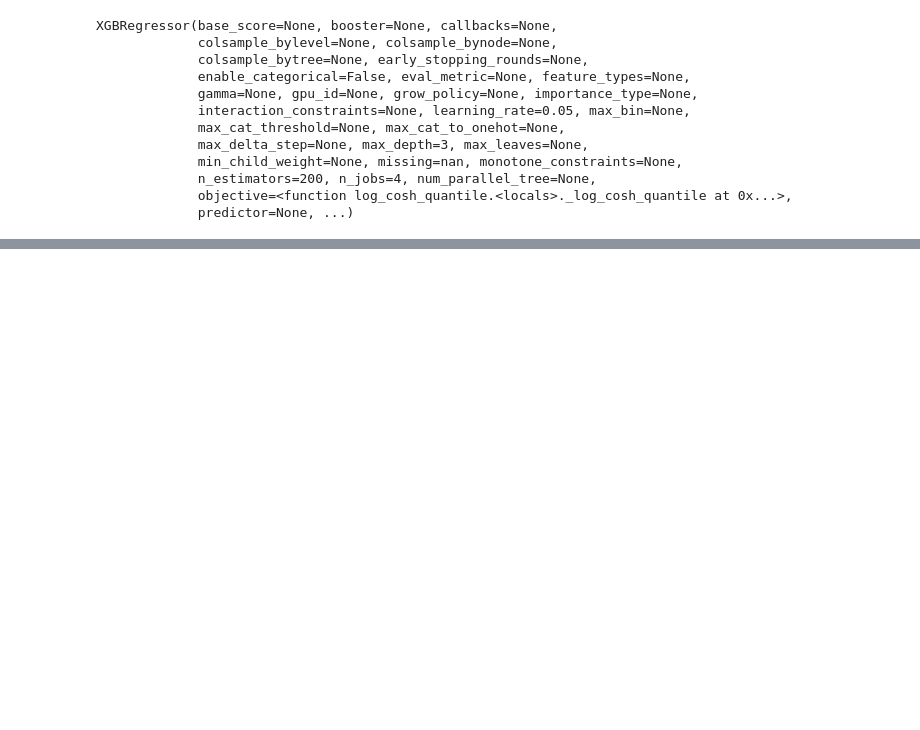
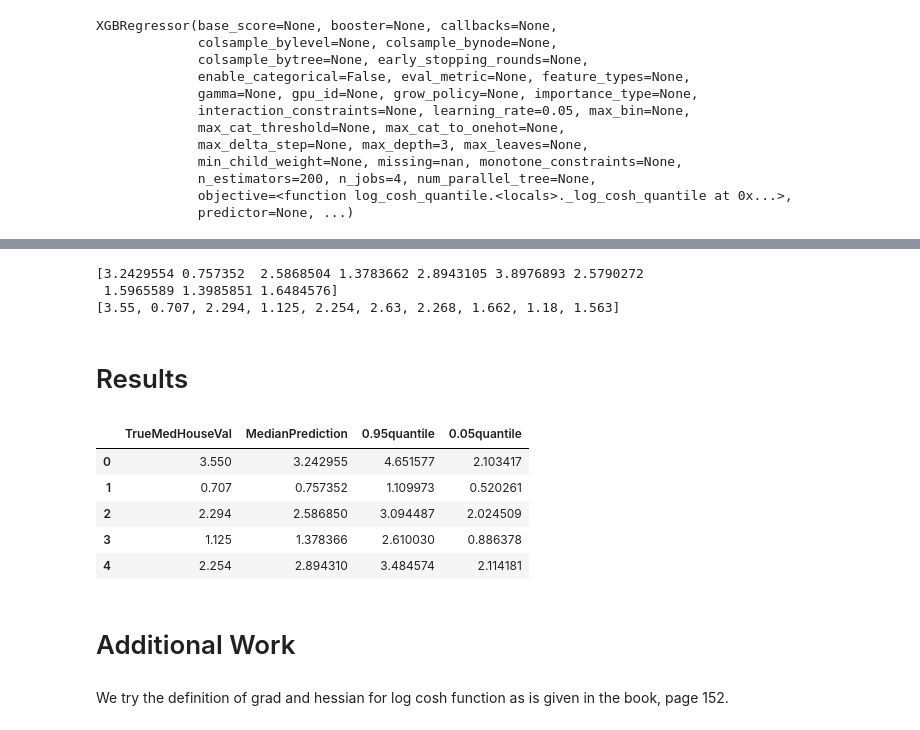
Before and after one commit to noronhaeyan/Practical-Gradient-Boosting, a Jupyter notebook: Chapter 7/Calculating prediction quantiles using XGBoost.ipynb, the cells around one changed output, grey strips where cells are left out. Drawn from its saved outputs; the diff is of its cells as text; code cells hidden in the pictures; blank space fills up the shorter version.

```diff
--- a/Chapter 7/Calculating prediction quantiles using XGBoost.ipynb
+++ b/Chapter 7/Calculating prediction quantiles using XGBoost.ipynb
@@ -58,19 +43,17 @@ def log_cosh_quantile(alpha):
 # %%
 def log_cosh_quantile(alpha):
-    def _log_cosh_quantile(y_pred, y_true):
+    def _log_cosh_quantile(y_true, y_pred):
         err = y_pred - y_true
 
         grad = np.where(err < 0, alpha * np.tanh(err), (1-alpha) * np.tanh(err))
 
-        hess = np.where(err < 0, alpha * sech2(err), (1-alpha) * sech2(err))
-        #hess = err * 0
+        hess = np.where(err < 0, alpha * sechSq(err), (1-alpha) * sechSq(err))
 
         return grad, hess
 
-    def sech2(x):
-        #return 0
-        #return np.where(np.abs(x) > 100, 0.0, 1.0 / (np.cosh(x)**2) )
-        sech = 1 / np.cosh(np.minimum(x, 100 * np.ones(x.shape)))
+    def sechSq(x):
+
+        sech = 1 / cosh(x)
 
         return sech ** 2
 
@@ -168,0 +160,8 @@ print(y_test['MedHouseVal'].to_list()[:10])
+# %%
+clf = XGBRegressor(objective = log_cosh_quantile(0.5),
+                  n_estimators = 200,
+                  max_depth = 3,
+                  n_jobs = 4,
+                  learning_rate = 0.05)
+# %%
+clf.fit(X_train, y_train)
@@ -168,0 +183,28 @@ print(y_test['MedHouseVal'].to_list()[:10])
+# %%
+print(y_median[:10])
+print(y_test['MedHouseVal'].to_list()[:10])
+# %% [output]
+[3.2429554 0.757352  2.5868504 1.3783662 2.8943105 3.8976893 2.5790272
+ 1.5965589 1.3985851 1.6484576]
+[3.55, 0.707, 2.294, 1.125, 2.254, 2.63, 2.268, 1.662, 1.18, 1.563]
+# %% [markdown]
+# Results
+# %%
+output = {}
+output['TrueMedHouseVal'] = y_test['MedHouseVal'].to_list()
+output['MedianPrediction'] = y_median
+output['0.95quantile'] = y_upper_smooth
+output['0.05quantile'] = y_lower_smooth
+result = pd.DataFrame(output)
+result.head()
+# %% [output]
+|  | TrueMedHouseVal | MedianPrediction | 0.95quantile | 0.05quantile |
+| 0 | 3.550 | 3.242955 | 4.651577 | 2.103417 |
+| 1 | 0.707 | 0.757352 | 1.109973 | 0.520261 |
+| 2 | 2.294 | 2.586850 | 3.094487 | 2.024509 |
+| 3 | 1.125 | 1.378366 | 2.610030 | 0.886378 |
+| 4 | 2.254 | 2.894310 | 3.484574 | 2.114181 |
+# %% [markdown]
+# Additional Work
+# %% [markdown]
+We try the definition of grad and hessian for log cosh function as is given in the book, page 152.
```
Also changed, not shown: parts of 20 cells of this notebook.
